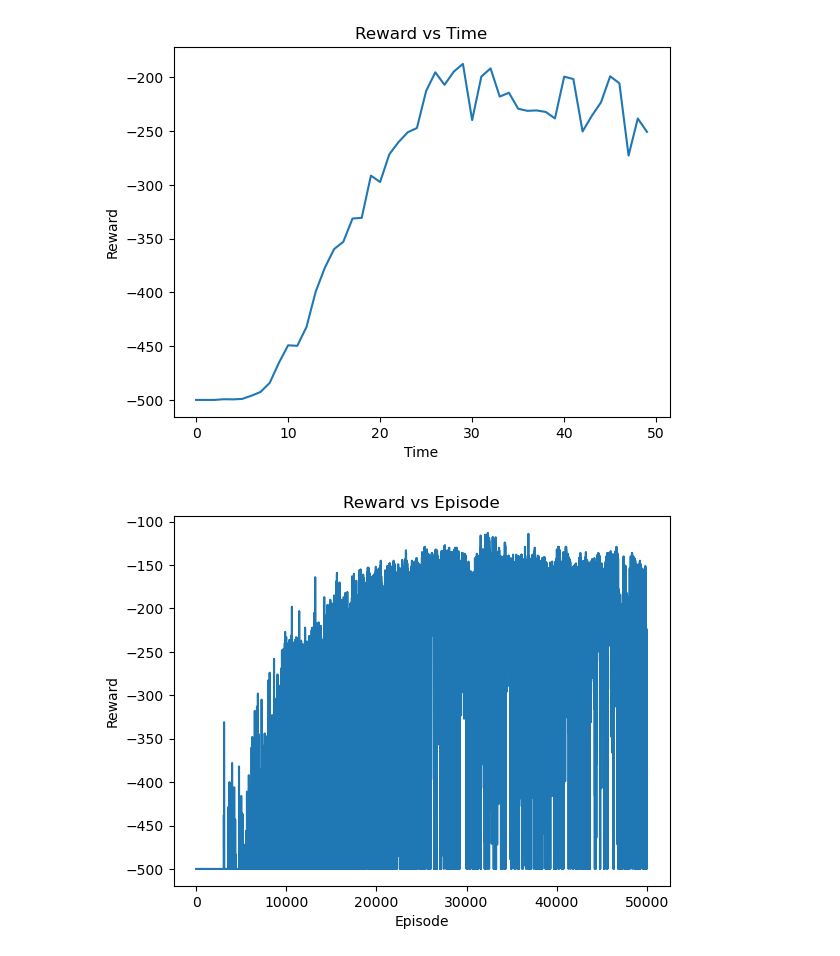
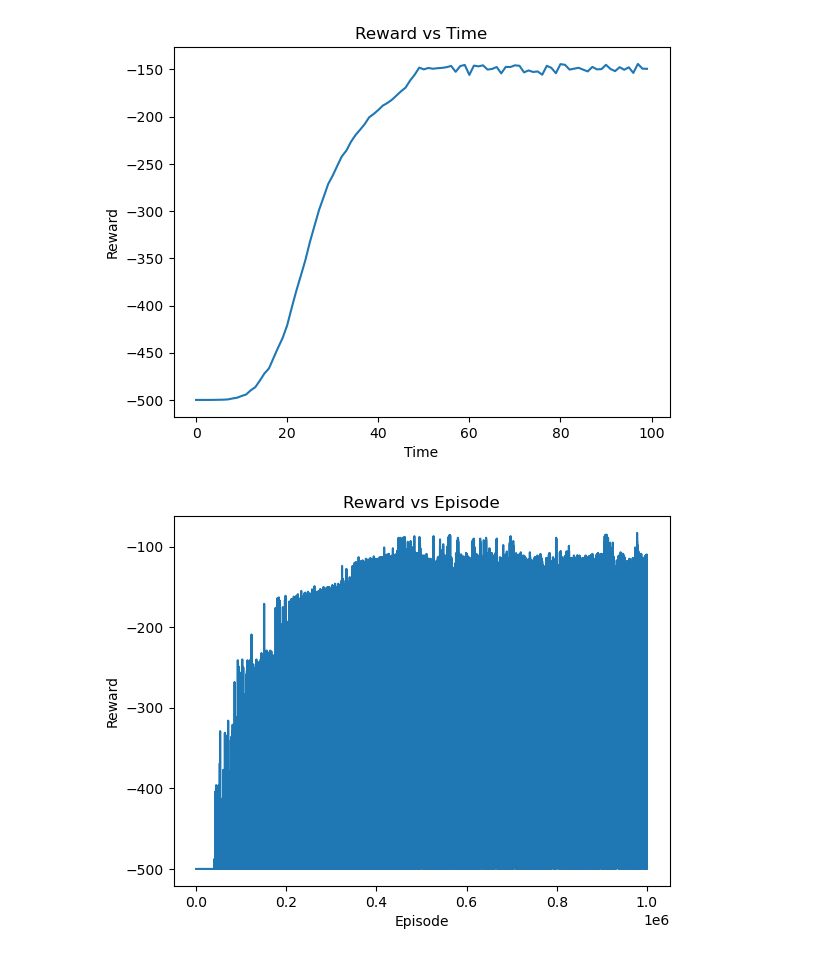
Before and after one commit to nicoandreoli2000/obligatorio-ia, a Jupyter notebook: MountainCar/mountaincar.ipynb, the cells around one changed output. Saved outputs shown, nothing was run; the diff lists cells and outputs as text; code cells hidden in the pictures.

```diff
--- a/MountainCar/mountaincar.ipynb
+++ b/MountainCar/mountaincar.ipynb
@@ -38,7 +38,7 @@ def run_mountain_car(Q, epsilon, alpha, gamma):
         state = newState
     return totalReward
 # %%
-numOfEpisodes = 50000
+numOfEpisodes = 1000000
 printInterval = 1000
 
 epsilon=1
@@ -46,7 +46,7 @@ minEpsilon = 0.01
 reduction = 2*epsilon/numOfEpisodes
 
 alpha=0.1
-gamma=0.5
+gamma=0.99
 
 totalRewards = np.zeros(numOfEpisodes)
 totalQ = np.zeros(numOfEpisodes)
@@ -59,7 +59,4 @@ for i in range(numOfEpisodes):
         epsilon -= reduction
     if (i+1) % printInterval == 0:
         print(f"Episode {i+1} out of {numOfEpisodes}; Reward {totalReward}; Epsilon {epsilon}")
-
-
-# falta el test
 # %% [output]
@@ -83,5 +80,5 @@ Episode 50000 out of 50000; Reward -230.0; Epsilon 0.009999999999563086
 # %%
-continuousInterval = 1000
+continuousInterval = 10000
 avgRewards = np.zeros((int)(numOfEpisodes/continuousInterval))
 avgQ = np.zeros((int)(numOfEpisodes/continuousInterval))
 
@@ -95,32 +92,32 @@ for i in range(numOfEpisodes):
 
 plot.plot(avgRewards)
 plot.xlabel("Time")
 plot.ylabel("Reward")
 plot.title("Reward vs Time")
 plot.show()
 plot.close()
 
 plot.plot(totalRewards)
 plot.xlabel("Episode")
 plot.ylabel("Reward")
 plot.title("Reward vs Episode")
 plot.show()
 plot.close()
 
 
 plot.plot(avgQ)
 plot.xlabel("Q")
 plot.ylabel("Time")
 plot.title("Q vs Time")
 plot.show()
 plot.close()
 
 plot.plot(totalQ)
 plot.xlabel("Episode")
 plot.ylabel("Q")
 plot.title("Q vs Episode")
 plot.show()
 plot.close()
 # %% [output]
-[figure, old version]
+[figure, new version]
-[figure, old version]
+[figure, new version]
```
Also changed, not shown: parts of 2 cells of this notebook.
